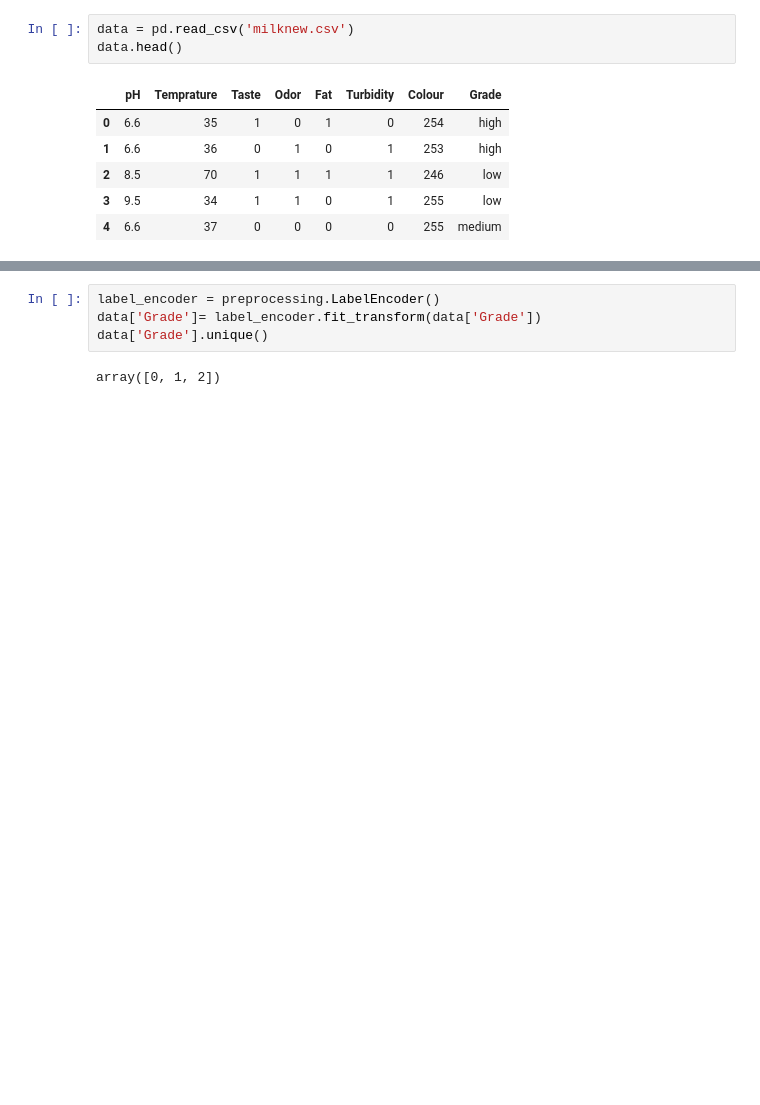
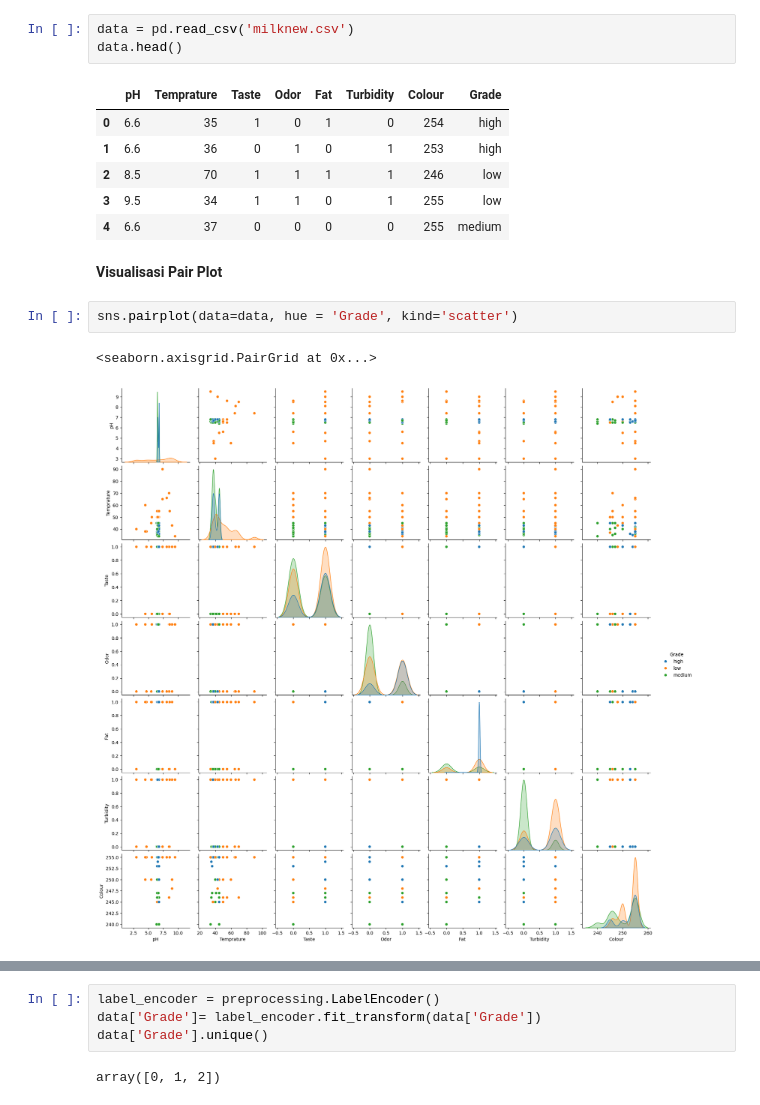
Before and after one commit to jekshelby/MilkQualityPrediction, a Jupyter notebook: milkprediction.ipynb, the cells around one changed output, grey strips where cells are left out. Cells and saved outputs as stored; diff of their text form; blank space fills up the shorter version.

Commit message:
add visual and README

```diff
--- a/milkprediction.ipynb
+++ b/milkprediction.ipynb
@@ -22,3 +25,10 @@ data.head()
 | 2 | 8.5 | 70 | 1 | 1 | 1 | 1 | 246 | low |
 | 3 | 9.5 | 34 | 1 | 1 | 0 | 1 | 255 | low |
 | 4 | 6.6 | 37 | 0 | 0 | 0 | 0 | 255 | medium |
+# %% [markdown]
+**Visualisasi Pair Plot**
+# %%
+sns.pairplot(data=data, hue = 'Grade', kind='scatter')
+# %% [output]
+<seaborn.axisgrid.PairGrid at 0x...>
+[figure, added]
```
Also changed, not shown: parts of 20 cells of this notebook, 1 other file.
